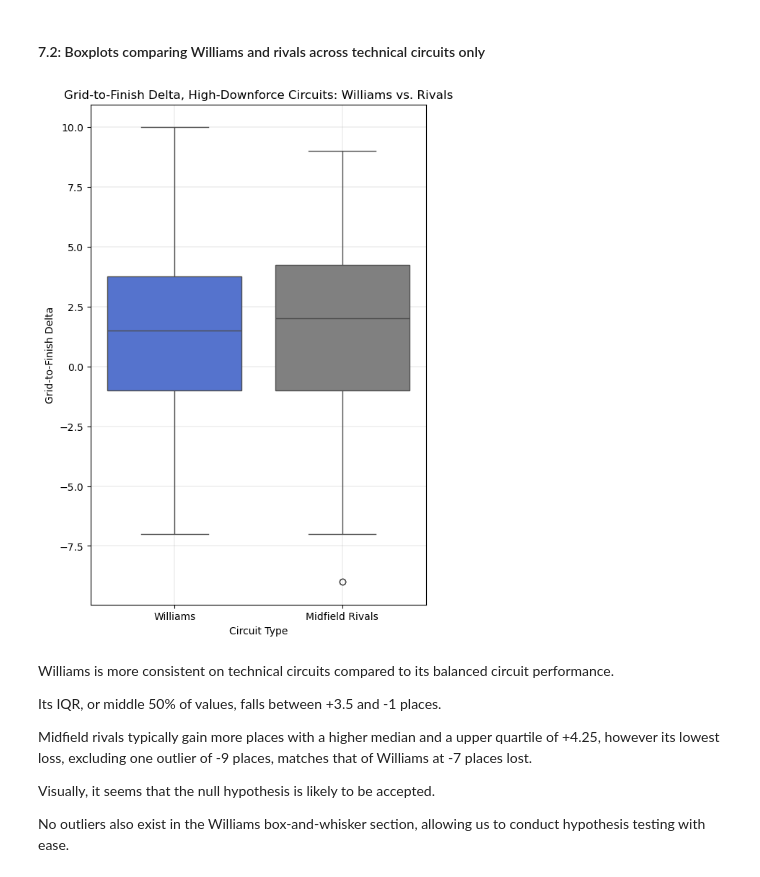
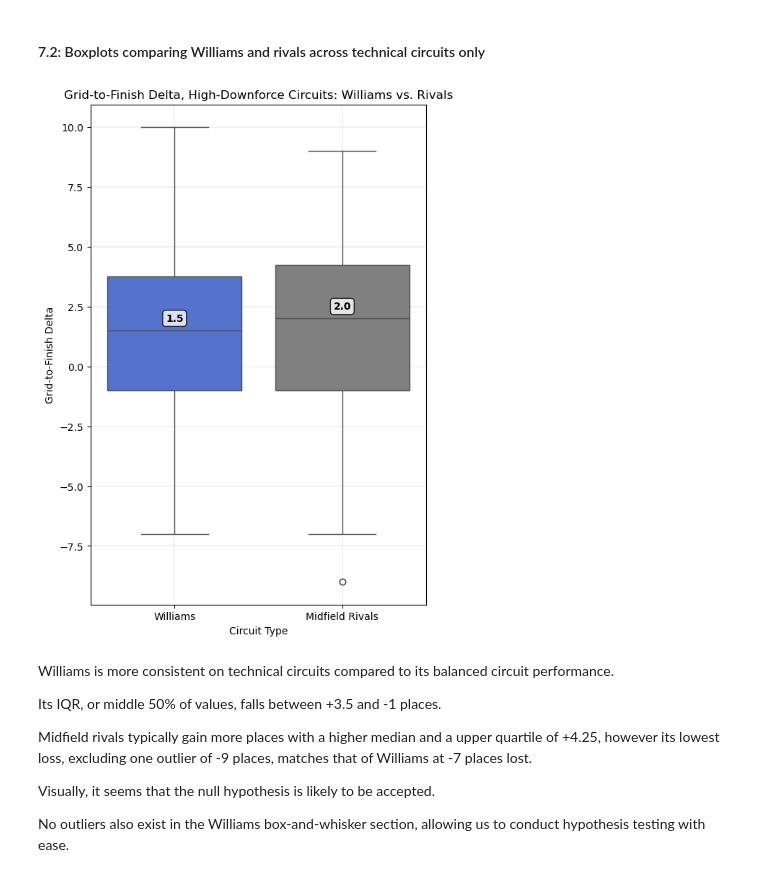
Before and after one commit to FD2906/williams-racing-strategies, a Jupyter notebook: notebooks/kpi1-3-analysis.ipynb, the cells around one changed output. Drawn from its saved outputs; the diff is of its cells as text; code cells hidden in the pictures.

```diff
--- a/notebooks/kpi1-3-analysis.ipynb
+++ b/notebooks/kpi1-3-analysis.ipynb
@@ -77,6 +75,23 @@ constructor_boxplot.set_title('Grid-to-Finish Delta by Constructor')
 constructor_boxplot.set_xlabel('Constructor')
 constructor_boxplot.set_ylabel('Grid-to-Finish Delta')
 
+# Calculate and add median labels
+medians = df.groupby("constructor")["grid_delta"].median()
+constructors = df["constructor"].unique()
+
+for i, constructor in enumerate(constructors):
+    median_val = medians[constructor]
+    # Position the text slightly above the median line
+    constructor_boxplot.text(
+        i, median_val + 0.3,  # x position, y position (slightly above median)
+        f'{median_val:.1f}',   # text with 1 decimal place
+        horizontalalignment='center',
+        verticalalignment='bottom',
+        fontweight='bold',
+        fontsize=10,
+        bbox=dict(boxstyle='round,pad=0.3', facecolor='white', alpha=0.8)
+    )
+
 plt.grid(linewidth = 0.25)
 plt.show()
 # %% [output]
@@ -346,26 +393,42 @@ however its lowest loss, excluding one outlier, matches that of Williams at -7 p
 # %%
 # filter the dataframe to include only technical circuits
 df_technical = df[df['circuit_type'] == 'technical']
 
 plt.figure(figsize = (6, 9))
 
 vs_rivals_technical = sns.boxplot(
     data = df_technical,
     x = 'team_group',
     y = 'grid_delta',
     hue = 'team_group',
     palette = group_palette
 )
 
 vs_rivals_technical.set_title("Grid-to-Finish Delta, High-Downforce Circuits: Williams vs. Rivals")
 vs_rivals_technical.set_xlabel("Circuit Type")
 vs_rivals_technical.set_ylabel("Grid-to-Finish Delta")
 
+# Calculate and add median labels - FIXED: Use df_technical instead of df
+medians = df_technical.groupby("team_group")["grid_delta"].median()
+team_groups = df_technical["team_group"].unique()
+
+for i, team_group in enumerate(team_groups):
+    median_val = medians[team_group]
+    # Position the text slightly above the median line
+    vs_rivals_technical.text(
+        i, median_val + 0.3,  # x position, y position (slightly above median)
+        f'{median_val:.1f}',   # text with 1 decimal place
+        horizontalalignment='center',
+        verticalalignment='bottom',
+        fontweight='bold',
+        fontsize=10,
+        bbox=dict(boxstyle='round,pad=0.3', facecolor='white', alpha=0.8)
+    )
+
 plt.grid(linewidth = 0.25)
-
 plt.show()
 # %% [output]
-[figure, old version]
+[figure, new version]
 # %% [markdown]
 Williams is more consistent on technical circuits compared to its balanced circuit performance.
 
```
Also changed, not shown: parts of 10 cells of this notebook, 15 other files.
